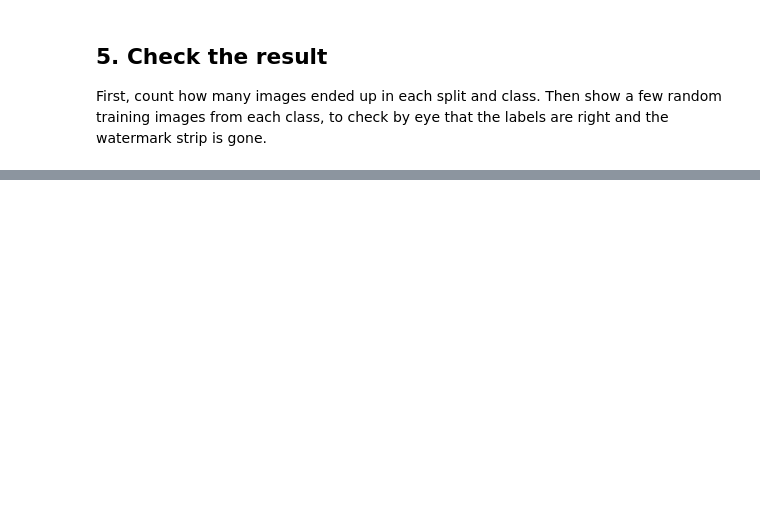
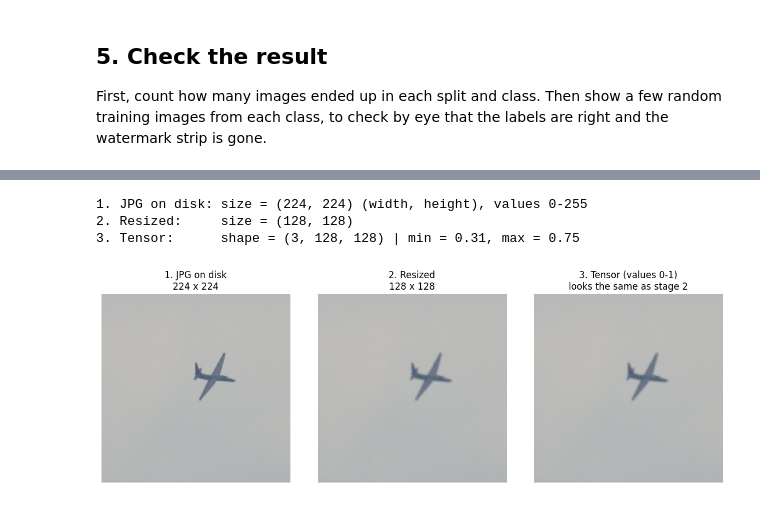
Before and after one commit to mohamedmetwally123/Military-vs.-Civilian-Aircraft-Classification, a Jupyter notebook: main.ipynb, the cells around one changed output, grey strips where cells are left out. Drawn from its saved outputs; the diff is of its cells as text; code cells hidden in the pictures; blank space fills up the shorter version.

```diff
--- a/main.ipynb
+++ b/main.ipynb
@@ -190,0 +288,46 @@ plt.show()
+# %%
+# ======================================================================
+# DEMO ONLY - not needed for training.
+# This cell just shows you what is happening. Safe to skip.
+# ======================================================================
+
+# Pick one random military training image (Random(0) -> the same image every run)
+military_folder = os.path.join(train_dir, "military")
+example_name = random.Random(0).choice(sorted(os.listdir(military_folder)))
+example_path = os.path.join(military_folder, example_name)
+
+# Stage 1: the JPG on disk
+example_image = Image.open(example_path).convert("RGB")
+print("1. JPG on disk: size =", example_image.size, "(width, height), values 0-255")
+
+# Stage 2: resize to IMAGE_SIZE x IMAGE_SIZE (only in memory, the file is not changed)
+example_resized = transforms.Resize((IMAGE_SIZE, IMAGE_SIZE))(example_image)
+print("2. Resized:     size =", example_resized.size)
+
+# Stage 3: image -> tensor of shape [3, H, W], values divided by 255
+example_tensor = transforms.ToTensor()(example_resized)
+print("3. Tensor:      shape =", tuple(example_tensor.shape),
+      f"| min = {example_tensor.min().item():.2f}, max = {example_tensor.max().item():.2f}")
+
+# Show the 3 stages side by side
+fig, axes = plt.subplots(1, 3, figsize=(12, 4))
+
+axes[0].imshow(example_image)
+axes[0].set_title(f"1. JPG on disk\n{example_image.size[0]} x {example_image.size[1]}")
+
+axes[1].imshow(example_resized)
+axes[1].set_title(f"2. Resized\n{example_resized.size[0]} x {example_resized.size[1]}")
+
+# The tensor is [3, H, W]; matplotlib wants [H, W, 3] -> permute(1, 2, 0)
+axes[2].imshow(example_tensor.permute(1, 2, 0))
+axes[2].set_title("3. Tensor (values 0-1)\nlooks the same as stage 2")
+
+for ax in axes:
+    ax.axis("off")  # hide the x/y axis numbers
+plt.tight_layout()
+plt.show()
+# %% [output]
+1. JPG on disk: size = (224, 224) (width, height), values 0-255
+2. Resized:     size = (128, 128)
+3. Tensor:      shape = (3, 128, 128) | min = 0.31, max = 0.75
+[figure, added]
```
Also changed, not shown: parts of 54 cells of this notebook, 3 other files.
